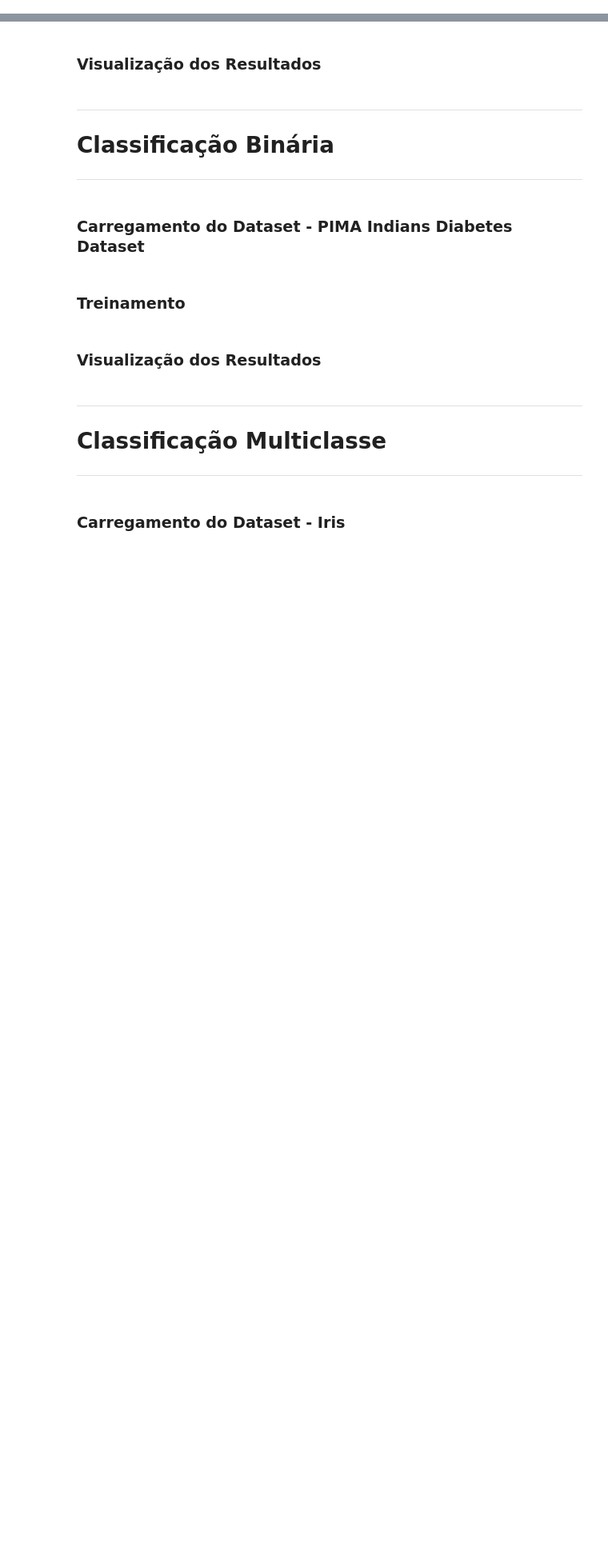
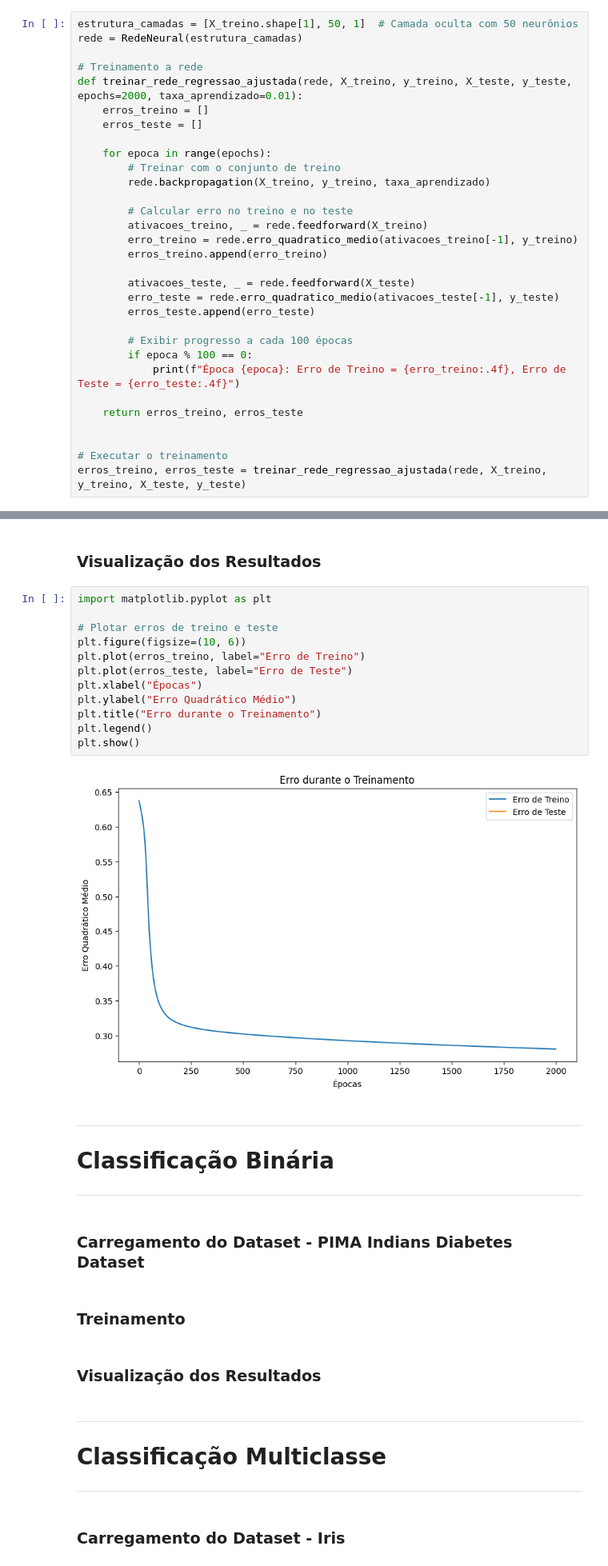
Before and after one commit to miguelgrieder/artificial-neural-network, a Jupyter notebook: main.ipynb, the cells around one changed output, grey strips where cells are left out. Shown at 80% size. Drawn from its saved outputs; the diff is of its cells as text; blank space fills up the shorter version.

Commit message:
feat: finish RedeNeural, training and vizualization for Regressão

```diff
--- a/main.ipynb
+++ b/main.ipynb
@@ -43,3 +99,34 @@ def carregar_dados_regressao():
 X_treino, X_teste, y_treino, y_teste, scaler_y = carregar_dados_regressao()
 # %% [markdown]
 ### Treinamento
+# %%
+estrutura_camadas = [X_treino.shape[1], 50, 1]  # Camada oculta com 50 neurônios
+rede = RedeNeural(estrutura_camadas)
+
+# Treinamento a rede
+def treinar_rede_regressao_ajustada(rede, X_treino, y_treino, X_teste, y_teste, epochs=2000, taxa_aprendizado=0.01):
+    erros_treino = []
+    erros_teste = []
+
+    for epoca in range(epochs):
+        # Treinar com o conjunto de treino
+        rede.backpropagation(X_treino, y_treino, taxa_aprendizado)
+
+        # Calcular erro no treino e no teste
+        ativacoes_treino, _ = rede.feedforward(X_treino)
+        erro_treino = rede.erro_quadratico_medio(ativacoes_treino[-1], y_treino)
+        erros_treino.append(erro_treino)
+
+        ativacoes_teste, _ = rede.feedforward(X_teste)
+        erro_teste = rede.erro_quadratico_medio(ativacoes_teste[-1], y_teste)
+        erros_teste.append(erro_teste)
+
+        # Exibir progresso a cada 100 épocas
+        if epoca % 100 == 0:
+            print(f"Época {epoca}: Erro de Treino = {erro_treino:.4f}, Erro de Teste = {erro_teste:.4f}")
+
+    return erros_treino, erros_teste
+
+
+# Executar o treinamento
+erros_treino, erros_teste = treinar_rede_regressao_ajustada(rede, X_treino, y_treino, X_teste, y_teste)
@@ -46,5 +154,19 @@ X_treino, X_teste, y_treino, y_teste, scaler_y = carregar_dados_regressao()
 # %% [markdown]
 ### Visualização dos Resultados
+# %%
+import matplotlib.pyplot as plt
+
+# Plotar erros de treino e teste
+plt.figure(figsize=(10, 6))
+plt.plot(erros_treino, label="Erro de Treino")
+plt.plot(erros_teste, label="Erro de Teste")
+plt.xlabel("Épocas")
+plt.ylabel("Erro Quadrático Médio")
+plt.title("Erro durante o Treinamento")
+plt.legend()
+plt.show()
+# %% [output]
+[figure, added]
 # %% [markdown]
 ---
 # **Classificação Binária**
```
Also changed, not shown: parts of 3 cells of this notebook.
